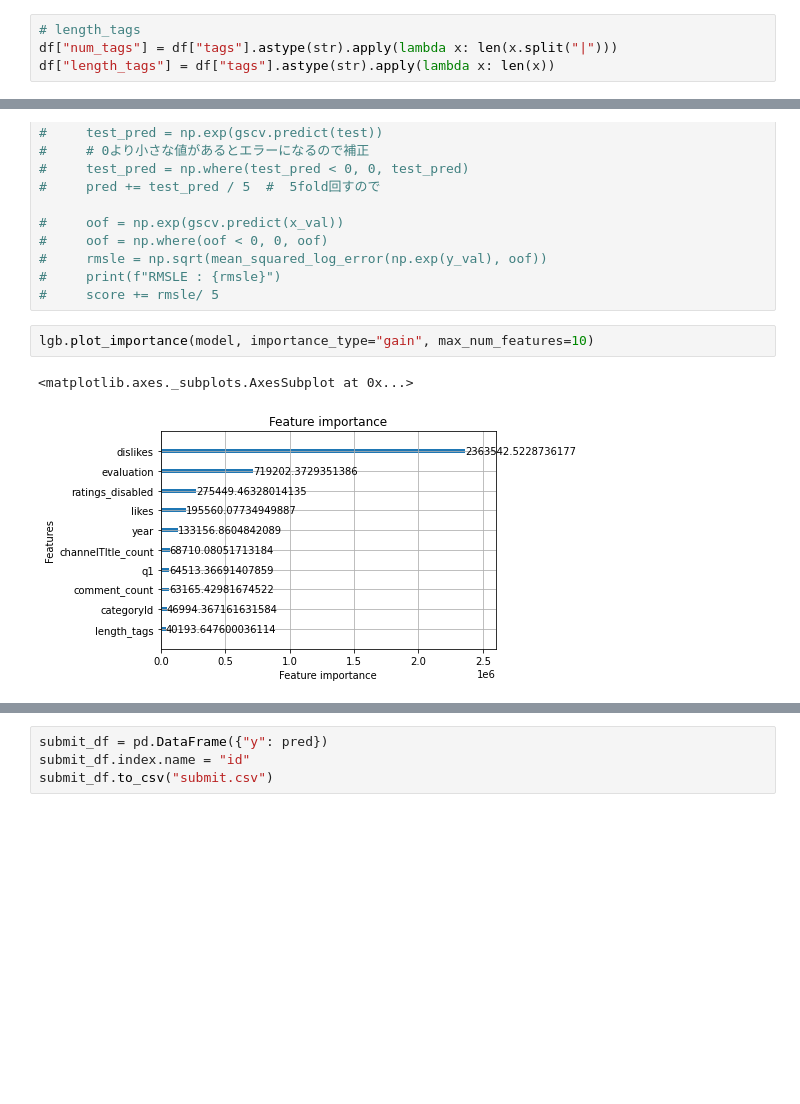
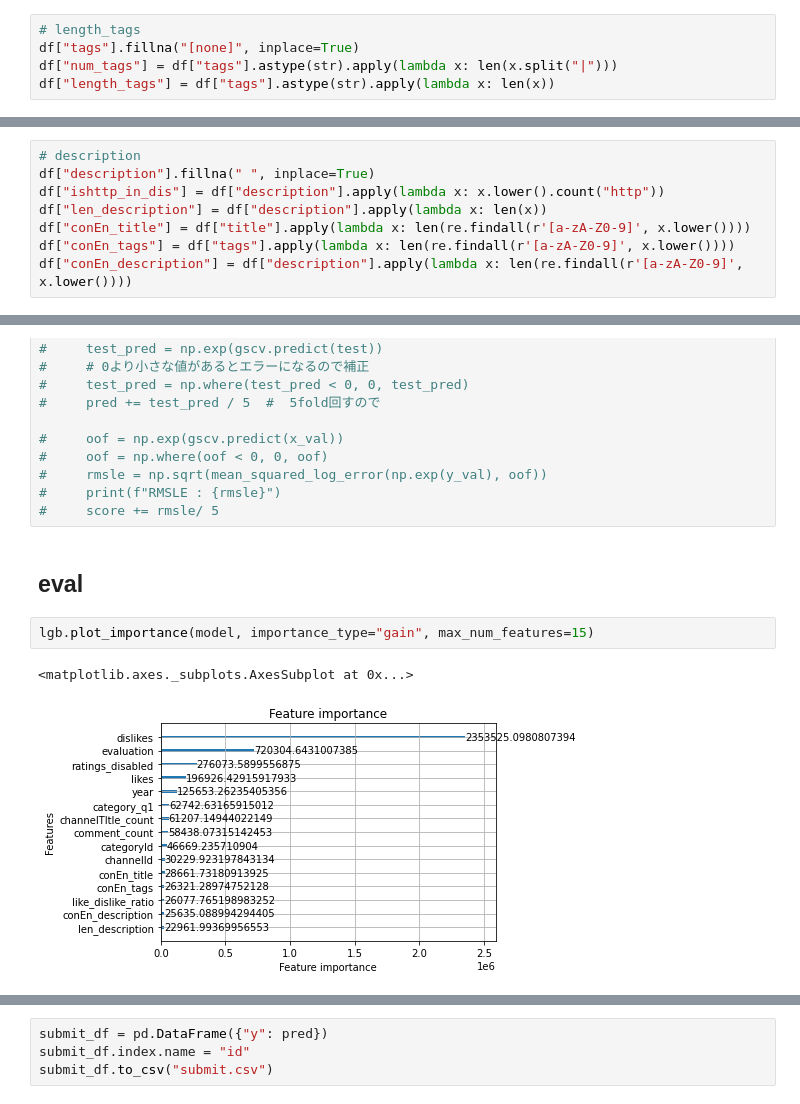
Before and after one commit to FUJITOSHION/youtube, a Jupyter notebook: main.ipynb, the cells around one changed output, grey strips where cells are left out. Cells and saved outputs as stored; diff of their text form; blank space fills up the shorter version.

```diff
--- a/main.ipynb
+++ b/main.ipynb
@@ -100,6 +97,7 @@ channel_title_doct = df['channelTitle'].value_counts().to_dict()
 df['channelTItle_count'] = df['channelTitle'].apply(lambda x: channel_title_doct[x] if x in channel_title_doct else 0)
 # %%
 # length_tags
+df["tags"].fillna("[none]", inplace=True)
 df["num_tags"] = df["tags"].astype(str).apply(lambda x: len(x.split("|")))
 df["length_tags"] = df["tags"].astype(str).apply(lambda x: len(x))
 # %%
@@ -111,3 +107,11 @@ df['title_length'] = df['title'].apply(lambda x: len(x))
+# %%
+# description
+df["description"].fillna(" ", inplace=True)
+df["ishttp_in_dis"] = df["description"].apply(lambda x: x.lower().count("http"))
+df["len_description"] = df["description"].apply(lambda x: len(x))
+df["conEn_title"] = df["title"].apply(lambda x: len(re.findall(r'[a-zA-Z0-9]', x.lower())))
+df["conEn_tags"] = df["tags"].apply(lambda x: len(re.findall(r'[a-zA-Z0-9]', x.lower())))
+df["conEn_description"] = df["description"].apply(lambda x: len(re.findall(r'[a-zA-Z0-9]', x.lower())))
 # %%
 df.head(4)
 # %% [output]
@@ -259,11 +263,13 @@ RMSLE : 0.7928911862271805
 #     rmsle = np.sqrt(mean_squared_log_error(np.exp(y_val), oof))
 #     print(f"RMSLE : {rmsle}")
 #     score += rmsle/ 5
+# %% [markdown]
+## eval
 # %%
-lgb.plot_importance(model, importance_type="gain", max_num_features=10)
+lgb.plot_importance(model, importance_type="gain", max_num_features=15)
 # %% [output]
 <matplotlib.axes._subplots.AxesSubplot at 0x...>
-[figure, old version]
+[figure, new version]
 # %%
 print(f"Mean RMSLE SCORE :{score}")
 # %% [output]
```
Also changed, not shown: parts of 9 cells of this notebook.
